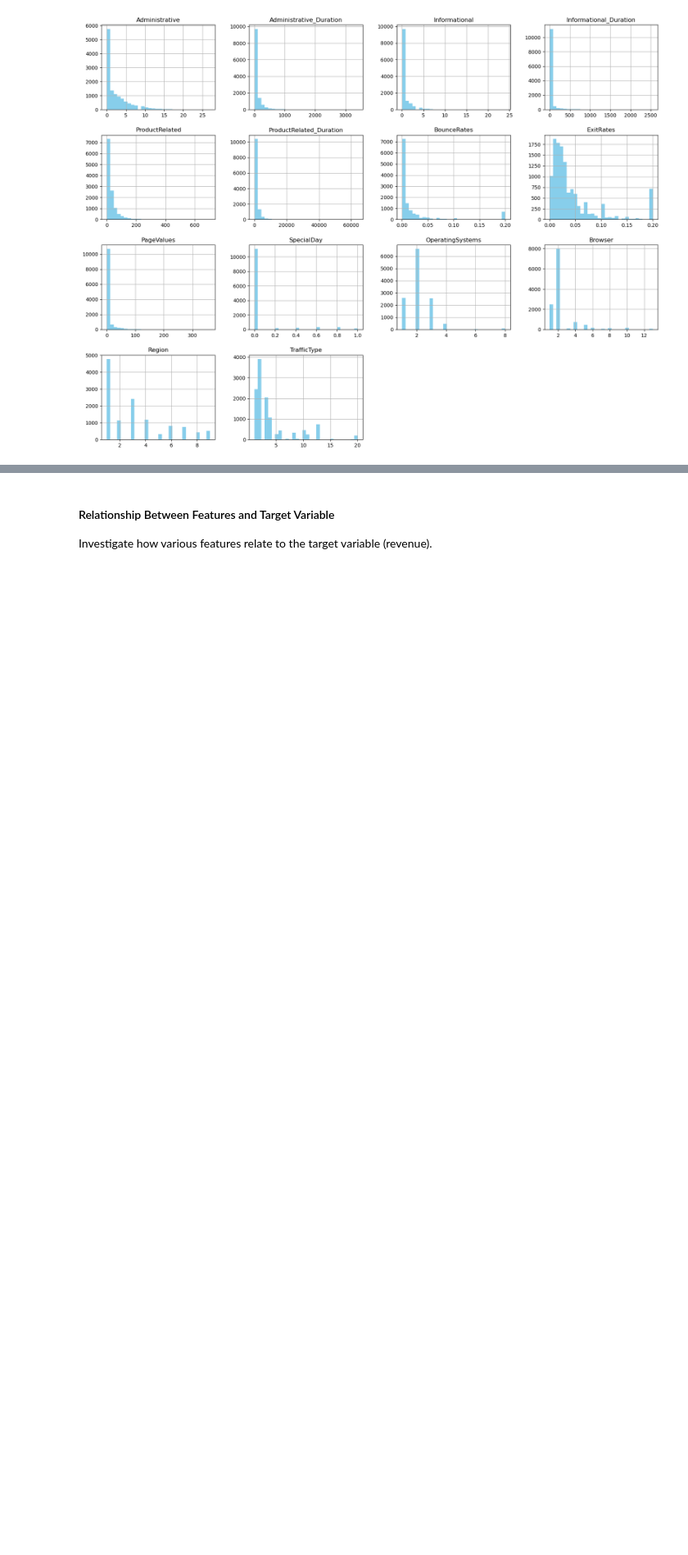
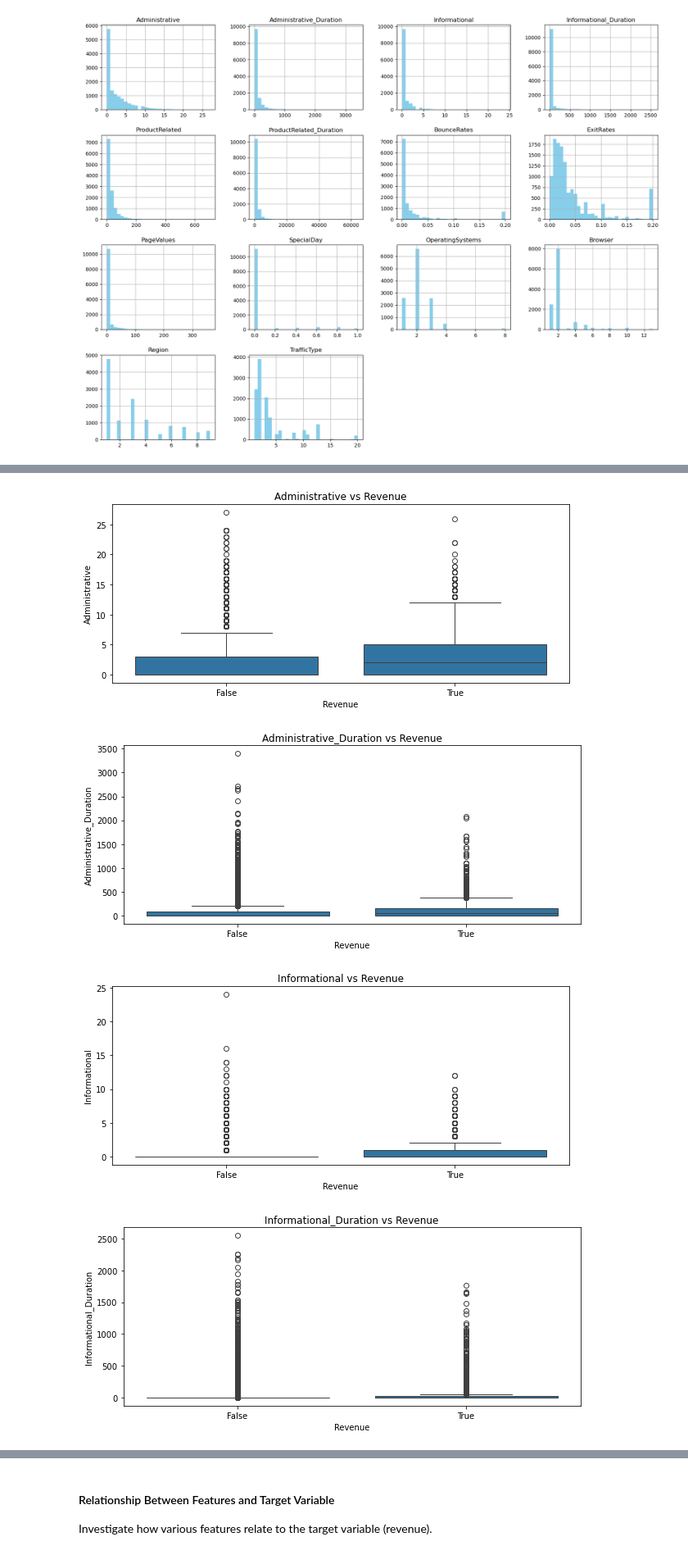
Before and after one commit to rosilenedasilva/online_shoppers_intention, a Jupyter notebook: Integrated_CA1.ipynb, the cells around one changed output, grey strips where cells are left out. Shown at 82% size. Cells and saved outputs as stored; diff of their text form; code cells hidden in the pictures; blank space fills up the shorter version.

```diff
--- a/Integrated_CA1.ipynb
+++ b/Integrated_CA1.ipynb
@@ -166,0 +217,12 @@ plt.show()
+# %%
+# Numeric features vs. Revenue
+for feature in numeric_features:
+    plt.figure(figsize=(10, 4))
+    sns.boxplot(x='Revenue', y=feature, data=shopperintents_df)
+    plt.title(f'{feature} vs Revenue')
+    plt.show()
+# %% [output]
+[figure, added]
+[figure, added]
+[figure, added]
+[figure, added]
```
Also changed, not shown: parts of 25 cells of this notebook.
